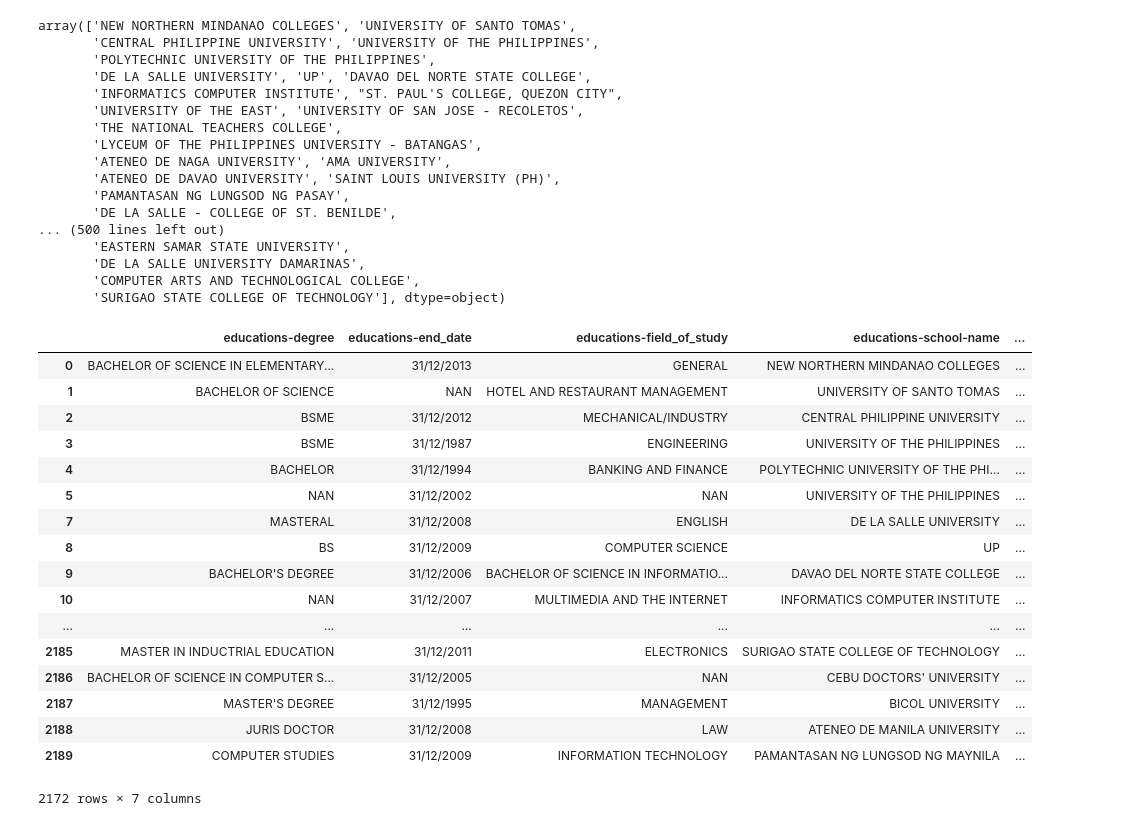
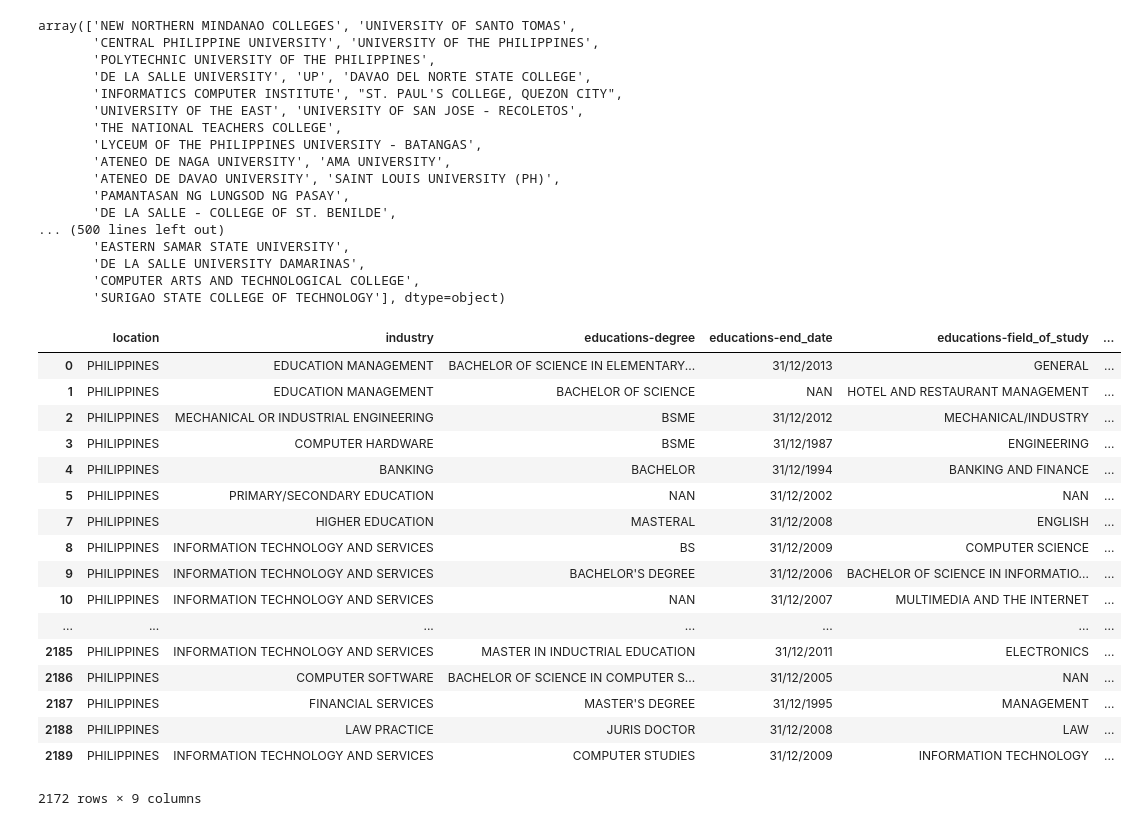
Before and after one commit to mychll31/career_path_jupyter_notebook, a Jupyter notebook: Career Path Prediction.ipynb, the cells around one changed output. Drawn from its saved outputs; the diff is of its cells as text; code cells hidden in the pictures.

```diff
--- a/Career Path Prediction.ipynb
+++ b/Career Path Prediction.ipynb
@@ -177,54 +180,48 @@ array(['NEW NORTHERN MINDANAO COLLEGES', 'UNIVERSITY OF SANTO TOMAS',
 # %%
 specializations = [{'id': 0, 'label': 'ACCOUNTING/FINANCE', 'word_contains': {'INSURANCE','FINANC', 'ACCOUNTING', 'BANKING', 'PHARMACEUTICALS'}},
                    {'id': 1, 'label': 'ADMIN/HUMAN RESOURCE', 'word_contains': {'ADMIN', 'HUMAN RESOURCE'}},
                    {'id': 2, 'label': 'ARTS/MEDIA', 'word_contains': {'MEDIA', 'ARTS', 'DESIGN'}},
                    {'id': 3, 'label': 'BUILDING/CONSTRUCTION', 'word_contains': {'BUILDING', 'CONSTRUCTION','CONCRETE','MINING'}},
                    {'id': 4, 'label': 'COMPUTER/INFORMATION TECHNOLOGY', 'word_contains': {'TELECOMMUNICATIONS','COMPUTER', 'INFORMATION','INTERNET'}},
                    {'id': 5, 'label': 'EDUCATION/TRAINING', 'word_contains': {'EDUCATION', 'TRAINING'}},
                    {'id': 6, 'label': 'ENGINEERING', 'word_contains': {'ENGINEERING','ARCHITECTURE'}},
                    {'id': 7, 'label': 'HEALTH', 'word_contains': {'MEDICINE', 'HEALTH','MEDICAL'}},
                    {'id': 8, 'label': 'HOTEL/RESTAURANT', 'word_contains': {'FOOD','HOSPITALITY','HOTEL', 'RESTAURANT'}},
                    {'id': 9, 'label': 'MANUFACTURING', 'word_contains': {'MANUFACTURING', 'PRODUCTION','PRINTING'}},
                    {'id': 10, 'label': 'SALES/MARKETING', 'word_contains': {'MARKETING', 'SALES'}},
                    {'id': 11, 'label': 'SCIENCES', 'word_contains': {'LIFE', 'SCIENCES', 'RESEARCH'}},
                    {'id': 12, 'label': 'JOURNALISM', 'word_contains': {'WRITING', 'JOURNALISM'}},
                    {'id': 13, 'label': 'ENTERTAINMENT', 'word_contains': {'ENTERTAINMENT'}},
                    {'id': 14, 'label': 'PUBLIC RELATIONS', 'word_contains': {'LEGAL','RELATIONS', 'LAW'}},
                    {'id': 15, 'label': 'BUSINESS', 'word_contains': {'TRADE', 'REAL'}},
                    {'id': 16, 'label': 'OTHERS', 'word_contains': {''}}]
 
 spe = []
 for i in philippine_data["industry"]:
     val_spe = [l["id"] for l in specializations if any(w in i for w in l["word_contains"])]
     spe.append(val_spe[0])
 
 philippine_data["specialization"] = spe
 
 #changes all work status from undefined to False (assumption: if undefined then the person is not working)
 philippine_data['positions-is-current'] = philippine_data['positions-is-current'].replace('FALSE', 0)
 philippine_data['positions-is-current'] = philippine_data['positions-is-current'].replace('TRUE', 1)
-
-del philippine_data["industry"]
-del philippine_data["location"]
+# %% [output]
+|  | location | industry | educations-degree | educations-end_date | educations-field_of_study | ... |
+| 0 | PHILIPPINES | EDUCATION MANAGEMENT | BACHELOR OF SCIENCE IN ELEMENTARY... | 31/12/2013 | GENERAL | ... |
+| 1 | PHILIPPINES | EDUCATION MANAGEMENT | BACHELOR OF SCIENCE | NAN | HOTEL AND RESTAURANT MANAGEMENT | ... |
+| 2 | PHILIPPINES | MECHANICAL OR INDUSTRIAL ENGINEERING | BSME | 31/12/2012 | MECHANICAL/INDUSTRY | ... |
+| 3 | PHILIPPINES | COMPUTER HARDWARE | BSME | 31/12/1987 | ENGINEERING | ... |
+| 4 | PHILIPPINES | BANKING | BACHELOR | 31/12/1994 | BANKING AND FINANCE | ... |
+| 5 | PHILIPPINES | PRIMARY/SECONDARY EDUCATION | NAN | 31/12/2002 | NAN | ... |
+| 7 | PHILIPPINES | HIGHER EDUCATION | MASTERAL | 31/12/2008 | ENGLISH | ... |
+| 8 | PHILIPPINES | INFORMATION TECHNOLOGY AND SERVICES | BS | 31/12/2009 | COMPUTER SCIENCE | ... |
+| 9 | PHILIPPINES | INFORMATION TECHNOLOGY AND SERVICES | BACHELOR'S DEGREE | 31/12/2006 | BACHELOR OF SCIENCE IN INFORMATIO... | ... |
+| 10 | PHILIPPINES | INFORMATION TECHNOLOGY AND SERVICES | NAN | 31/12/2007 | MULTIMEDIA AND THE INTERNET | ... |
+| ... | ... | ... | ... | ... | ... | ... |
+| 2185 | PHILIPPINES | INFORMATION TECHNOLOGY AND SERVICES | MASTER IN INDUCTRIAL EDUCATION | 31/12/2011 | ELECTRONICS | ... |
+| 2186 | PHILIPPINES | COMPUTER SOFTWARE | BACHELOR OF SCIENCE IN COMPUTER S... | 31/12/2005 | NAN | ... |
+| 2187 | PHILIPPINES | FINANCIAL SERVICES | MASTER'S DEGREE | 31/12/1995 | MANAGEMENT | ... |
+| 2188 | PHILIPPINES | LAW PRACTICE | JURIS DOCTOR | 31/12/2008 | LAW | ... |
+| 2189 | PHILIPPINES | INFORMATION TECHNOLOGY AND SERVICES | COMPUTER STUDIES | 31/12/2009 | INFORMATION TECHNOLOGY | ... |
+2172 rows × 9 columns
-# %%
-philippine_data.to_csv("philippine_file.csv", index=False, encoding='utf-8')
-philippine_data
-# %% [output]
-|  | educations-degree | educations-end_date | educations-field_of_study | educations-school-name | ... |
-| 0 | BACHELOR OF SCIENCE IN ELEMENTARY... | 31/12/2013 | GENERAL | NEW NORTHERN MINDANAO COLLEGES | ... |
-| 1 | BACHELOR OF SCIENCE | NAN | HOTEL AND RESTAURANT MANAGEMENT | UNIVERSITY OF SANTO TOMAS | ... |
-| 2 | BSME | 31/12/2012 | MECHANICAL/INDUSTRY | CENTRAL PHILIPPINE UNIVERSITY | ... |
-| 3 | BSME | 31/12/1987 | ENGINEERING | UNIVERSITY OF THE PHILIPPINES | ... |
-| 4 | BACHELOR | 31/12/1994 | BANKING AND FINANCE | POLYTECHNIC UNIVERSITY OF THE PHI... | ... |
-| 5 | NAN | 31/12/2002 | NAN | UNIVERSITY OF THE PHILIPPINES | ... |
-| 7 | MASTERAL | 31/12/2008 | ENGLISH | DE LA SALLE UNIVERSITY | ... |
-| 8 | BS | 31/12/2009 | COMPUTER SCIENCE | UP | ... |
-| 9 | BACHELOR'S DEGREE | 31/12/2006 | BACHELOR OF SCIENCE IN INFORMATIO... | DAVAO DEL NORTE STATE COLLEGE | ... |
-| 10 | NAN | 31/12/2007 | MULTIMEDIA AND THE INTERNET | INFORMATICS COMPUTER INSTITUTE | ... |
-| ... | ... | ... | ... | ... | ... |
-| 2185 | MASTER IN INDUCTRIAL EDUCATION | 31/12/2011 | ELECTRONICS | SURIGAO STATE COLLEGE OF TECHNOLOGY | ... |
-| 2186 | BACHELOR OF SCIENCE IN COMPUTER S... | 31/12/2005 | NAN | CEBU DOCTORS' UNIVERSITY | ... |
-| 2187 | MASTER'S DEGREE | 31/12/1995 | MANAGEMENT | BICOL UNIVERSITY | ... |
-| 2188 | JURIS DOCTOR | 31/12/2008 | LAW | ATENEO DE MANILA UNIVERSITY | ... |
-| 2189 | COMPUTER STUDIES | 31/12/2009 | INFORMATION TECHNOLOGY | PAMANTASAN NG LUNGSOD NG MAYNILA | ... |
-2172 rows × 7 columns
```
Also changed, not shown: parts of 1 cell of this notebook.
